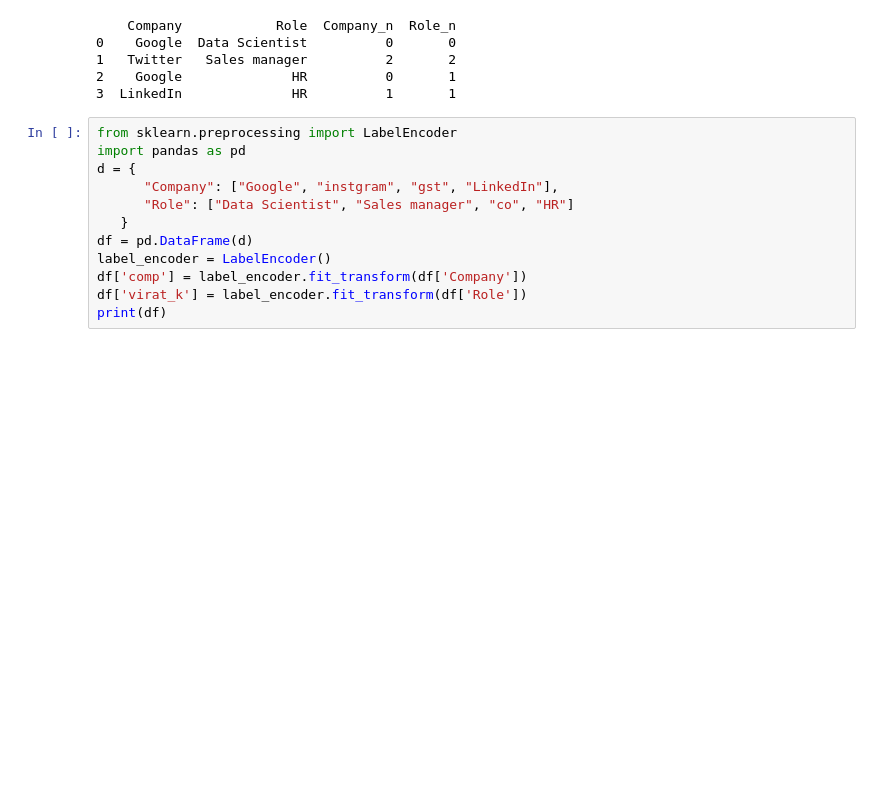
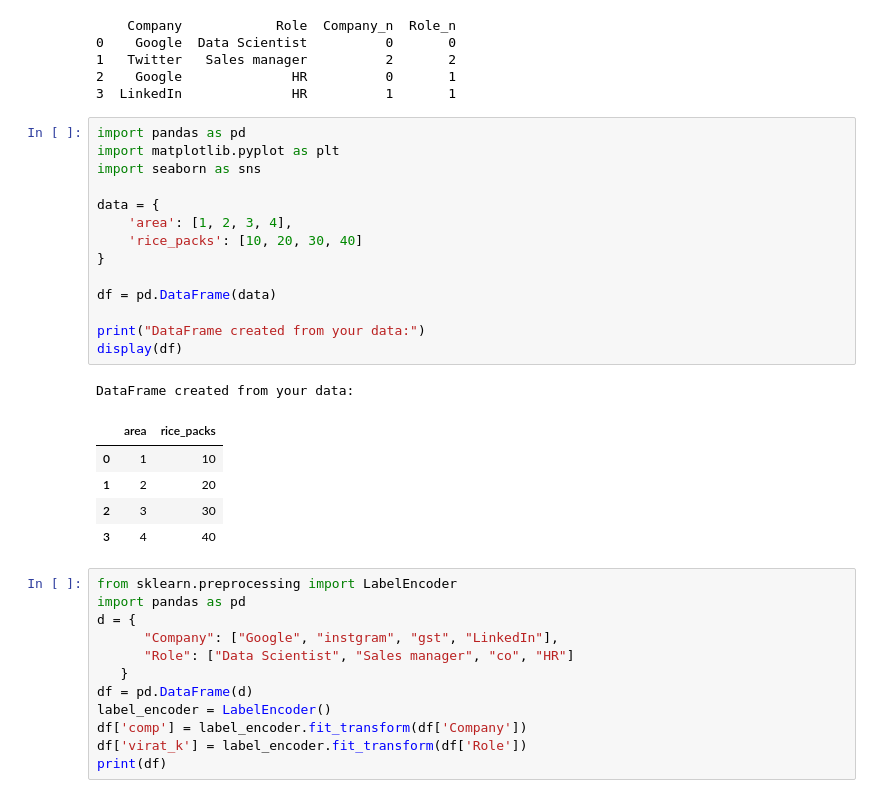
Before and after one commit to manik910/Python-practice, a Jupyter notebook: sklearn.ipynb, the cells around one changed output. Drawn from its saved outputs; the diff is of its cells as text; blank space fills up the shorter version.

```diff
--- a/sklearn.ipynb
+++ b/sklearn.ipynb
@@ -23,6 +23,27 @@ print(df)
 1   Twitter   Sales manager          2       2
 2    Google              HR          0       1
 3  LinkedIn              HR          1       1
+# %%
+import pandas as pd
+import matplotlib.pyplot as plt
+import seaborn as sns
+
+data = {
+    'area': [1, 2, 3, 4],
+    'rice_packs': [10, 20, 30, 40]
+}
+
+df = pd.DataFrame(data)
+
+print("DataFrame created from your data:")
+display(df)
+# %% [output]
+DataFrame created from your data:
+|  | area | rice_packs |
+| 0 | 1 | 10 |
+| 1 | 2 | 20 |
+| 2 | 3 | 30 |
+| 3 | 4 | 40 |
 # %%
 from sklearn.preprocessing import LabelEncoder
 import pandas as pd
```
Also changed, not shown: parts of 1 cell of this notebook.
